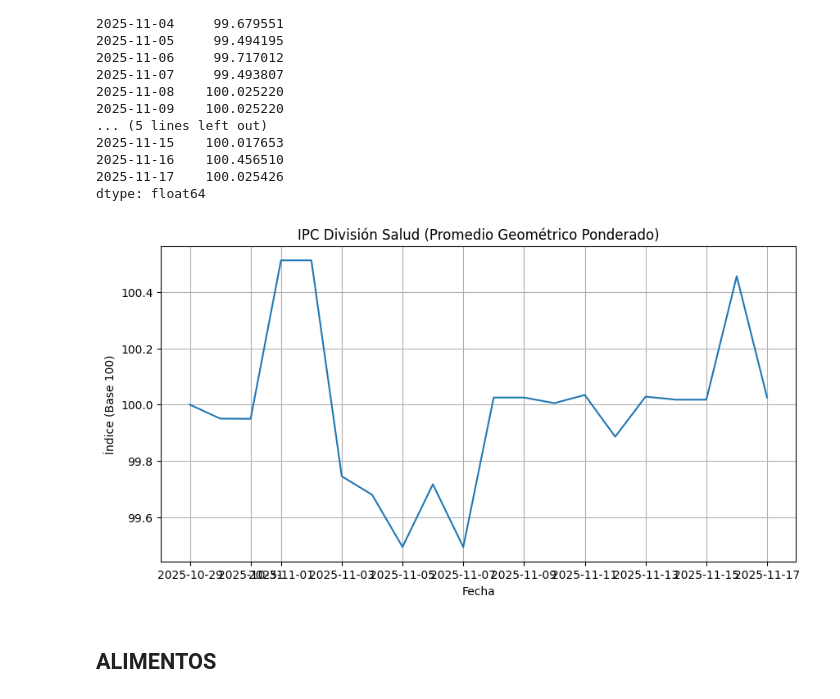
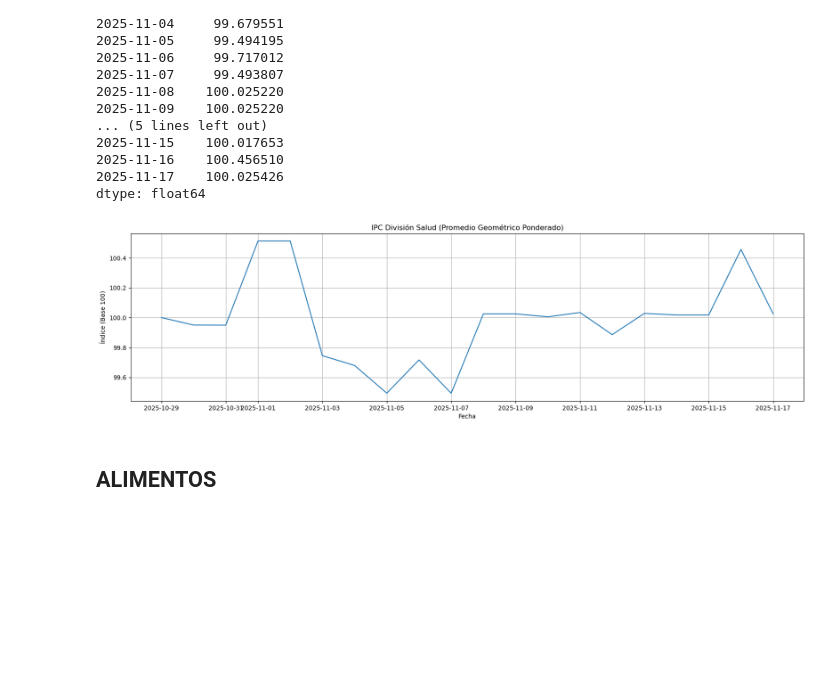
Before and after one commit to jhersoncueva/PEU_INEI_Proyecto_Integrador_IPC, a Jupyter notebook: ipc-webscraping/merge_base100.ipynb, the cells around one changed output. Drawn from its saved outputs; the diff is of its cells as text; code cells hidden in the pictures; blank space fills up the shorter version.

```diff
--- a/ipc-webscraping/merge_base100.ipynb
+++ b/ipc-webscraping/merge_base100.ipynb
@@ -8,10 +10,7 @@ from pathlib import Path
 # %%
-dir_input = Path("data/base100/")
-ipc_file = dir_input / "base_salud.xlsx"
-
-PESO_TOTAL = 3.475   # Peso total oficial de la división Salud
+w_salud = 3.475   # Peso total oficial de la división Salud
 # %%
-df_ipc = pd.read_excel(ipc_file)
+df_ipc = pd.read_excel(dir_input / "base_salud.xlsx")
 df_ipc.columns = df_ipc.columns.str.upper()
 
 # Lista de categorías tal como aparecen en el archivo
@@ -48,7 +47,7 @@ pesos_manual = [
 # %%
 # NORMALIZACIÓN (1ra normalización)
 suma_original = sum(pesos_manual)
-factor = PESO_TOTAL / suma_original
+factor = w_salud / suma_original
 pesos_norm = [p * factor for p in pesos_manual]
 
 print("\nSuma original:", suma_original)
@@ -120,14 +119,14 @@ IPC de la División SALUD:
 2025-11-17    100.025426
 dtype: float64
 # %%
-plt.figure(figsize=(10, 5))
+plt.figure(figsize=(20, 5))
 plt.plot(ipc_salud.index, ipc_salud.values)
 plt.title("IPC División Salud (Promedio Geométrico Ponderado)")
 plt.xlabel("Fecha")
 plt.ylabel("Índice (Base 100)")
 plt.grid(True)
 plt.show()
 # %% [output]
-[figure, old version]
+[figure, new version]
 # %% [markdown]
 ## ALIMENTOS
```
Also changed, not shown: parts of 5 cells of this notebook.
